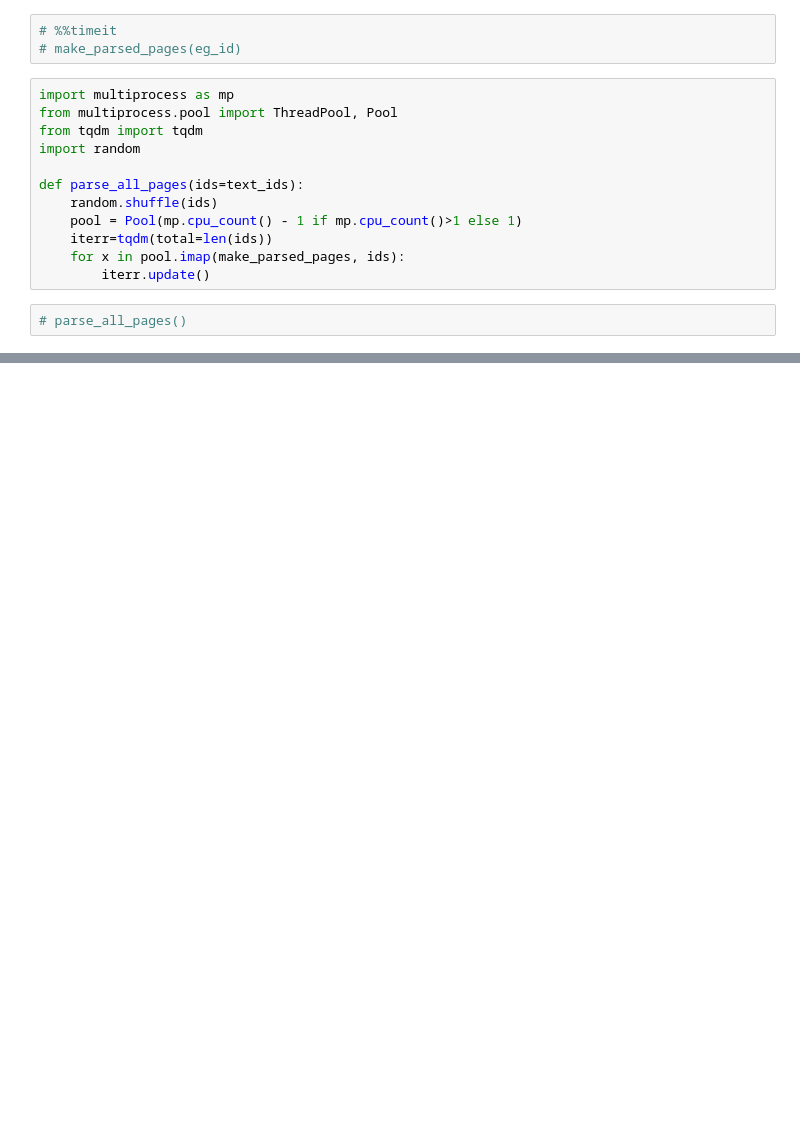
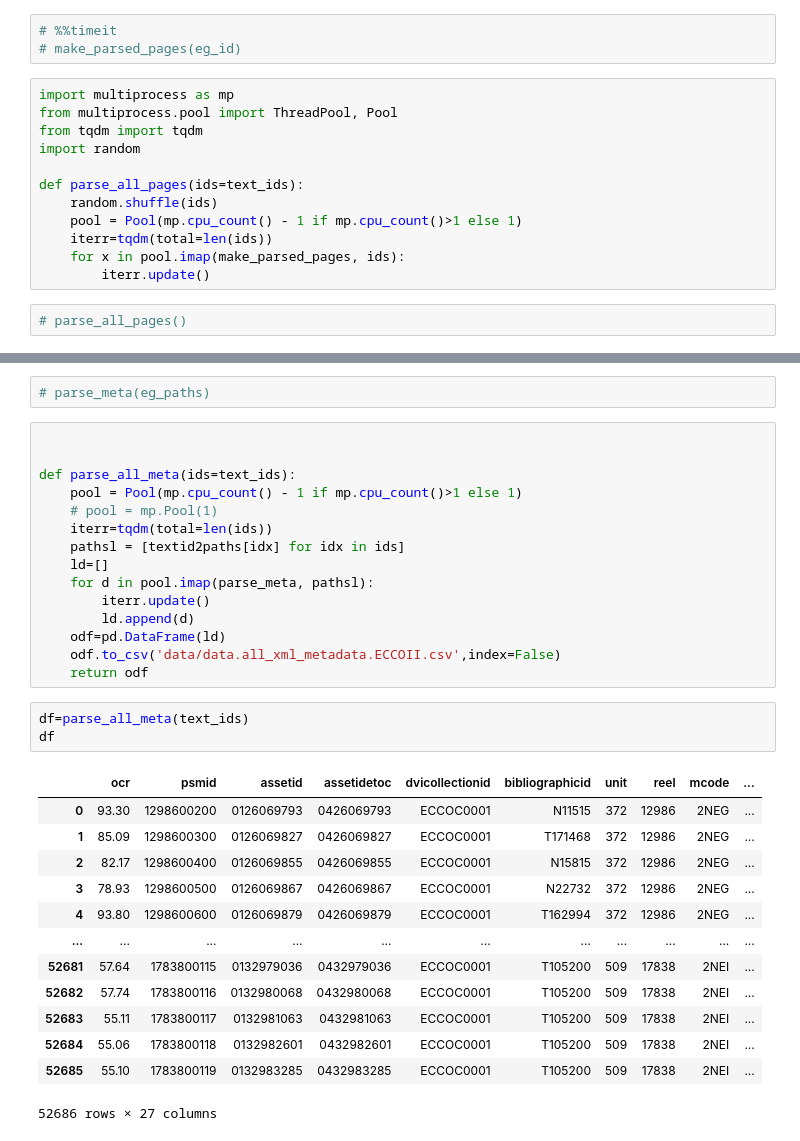
Before and after one commit to Princeton-CDH/ppa-django, a Jupyter notebook: notebooks/001_unpack_ecco.ipynb, the cells around one changed output, grey strips where cells are left out. Cells and saved outputs as stored; diff of their text form; blank space fills up the shorter version.

```diff
--- a/notebooks/001_unpack_ecco.ipynb
+++ b/notebooks/001_unpack_ecco.ipynb
@@ -208,0 +219,34 @@ get_parsed_page(eg_id,'00010')
+# %%
+# parse_meta(eg_paths)
+# %%
+
+
+def parse_all_meta(ids=text_ids):
+    pool = Pool(mp.cpu_count() - 1 if mp.cpu_count()>1 else 1)
+    # pool = mp.Pool(1)
+    iterr=tqdm(total=len(ids))
+    pathsl = [textid2paths[idx] for idx in ids]
+    ld=[]
+    for d in pool.imap(parse_meta, pathsl):
+        iterr.update()
+        ld.append(d)
+    odf=pd.DataFrame(ld)
+    odf.to_csv('data/data.all_xml_metadata.ECCOII.csv',index=False)
+    return odf
+# %%
+df=parse_all_meta(text_ids)
+df
+# %% [output]
+|  | ocr | psmid | assetid | assetidetoc | dvicollectionid | bibliographicid | unit | reel | mcode | ... |
+| 0 | 93.30 | 1298600200 | 0126069793 | 0426069793 | ECCOC0001 | N11515 | 372 | 12986 | 2NEG | ... |
+| 1 | 85.09 | 1298600300 | 0126069827 | 0426069827 | ECCOC0001 | T171468 | 372 | 12986 | 2NEG | ... |
+| 2 | 82.17 | 1298600400 | 0126069855 | 0426069855 | ECCOC0001 | N15815 | 372 | 12986 | 2NEG | ... |
+| 3 | 78.93 | 1298600500 | 0126069867 | 0426069867 | ECCOC0001 | N22732 | 372 | 12986 | 2NEG | ... |
+| 4 | 93.80 | 1298600600 | 0126069879 | 0426069879 | ECCOC0001 | T162994 | 372 | 12986 | 2NEG | ... |
+| ... | ... | ... | ... | ... | ... | ... | ... | ... | ... | ... |
+| 52681 | 57.64 | 1783800115 | 0132979036 | 0432979036 | ECCOC0001 | T105200 | 509 | 17838 | 2NEI | ... |
+| 52682 | 57.74 | 1783800116 | 0132980068 | 0432980068 | ECCOC0001 | T105200 | 509 | 17838 | 2NEI | ... |
+| 52683 | 55.11 | 1783800117 | 0132981063 | 0432981063 | ECCOC0001 | T105200 | 509 | 17838 | 2NEI | ... |
+| 52684 | 55.06 | 1783800118 | 0132982601 | 0432982601 | ECCOC0001 | T105200 | 509 | 17838 | 2NEI | ... |
+| 52685 | 55.10 | 1783800119 | 0132983285 | 0432983285 | ECCOC0001 | T105200 | 509 | 17838 | 2NEI | ... |
+52686 rows × 27 columns
```
Also changed, not shown: parts of 8 cells of this notebook, 4 other files.
